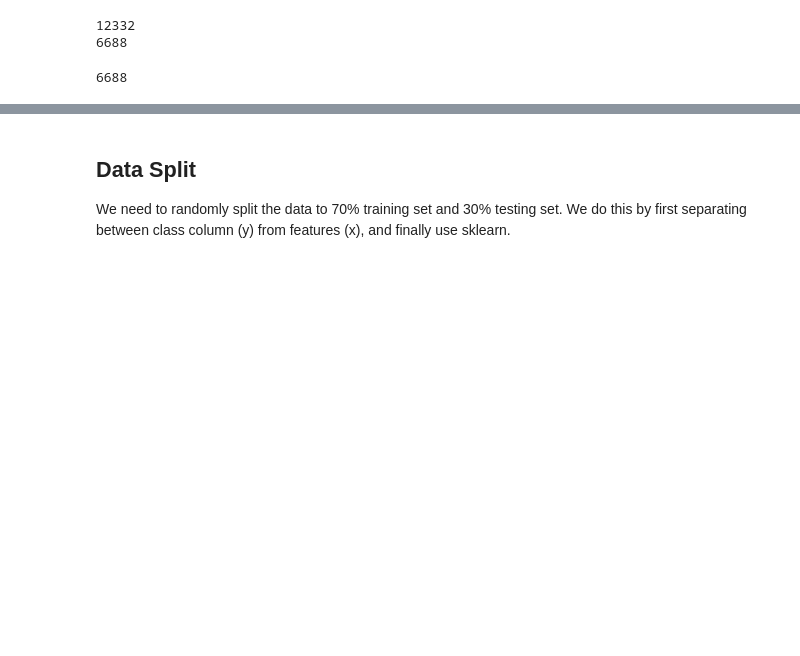
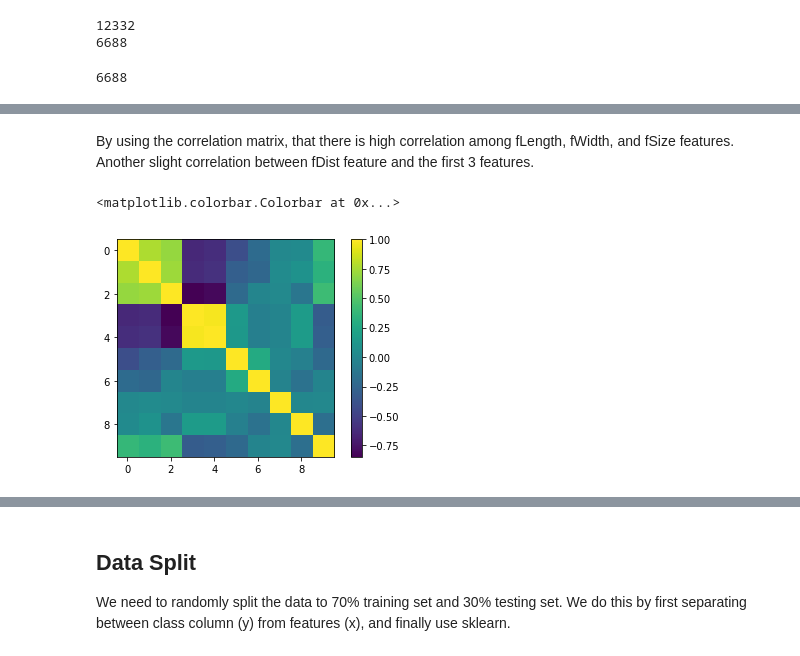
Before and after one commit to ahmednaggar19/data_mining, a Jupyter notebook: Lab3/magic.ipynb, the cells around one changed output, grey strips where cells are left out. Drawn from its saved outputs; the diff is of its cells as text; code cells hidden in the pictures; blank space fills up the shorter version.

Commit message:
Made some visualization and PCA

```diff
--- a/Lab3/magic.ipynb
+++ b/Lab3/magic.ipynb
@@ -58,0 +72,8 @@ print(len(data[data['class'] == 'g']))
+# %% [markdown]
+By using the correlation matrix, that there is high correlation among fLength, fWidth, and fSize features. Another slight correlation between fDist feature and the first 3 features.
+# %%
+plt.imshow(data.corr())
+plt.colorbar()
+# %% [output]
+<matplotlib.colorbar.Colorbar at 0x...>
+[figure, added]
```
Also changed, not shown: parts of 8 cells of this notebook.
